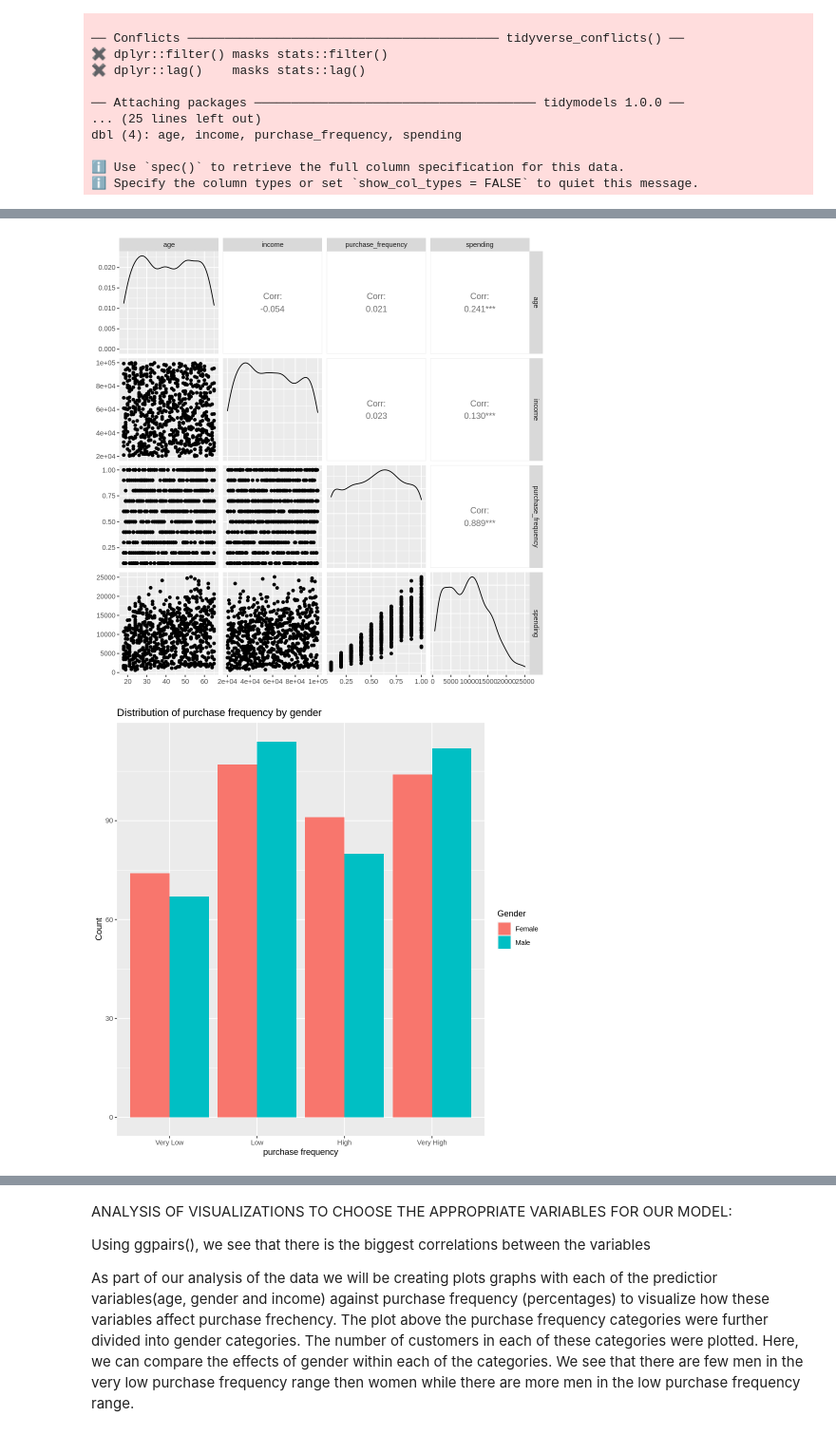
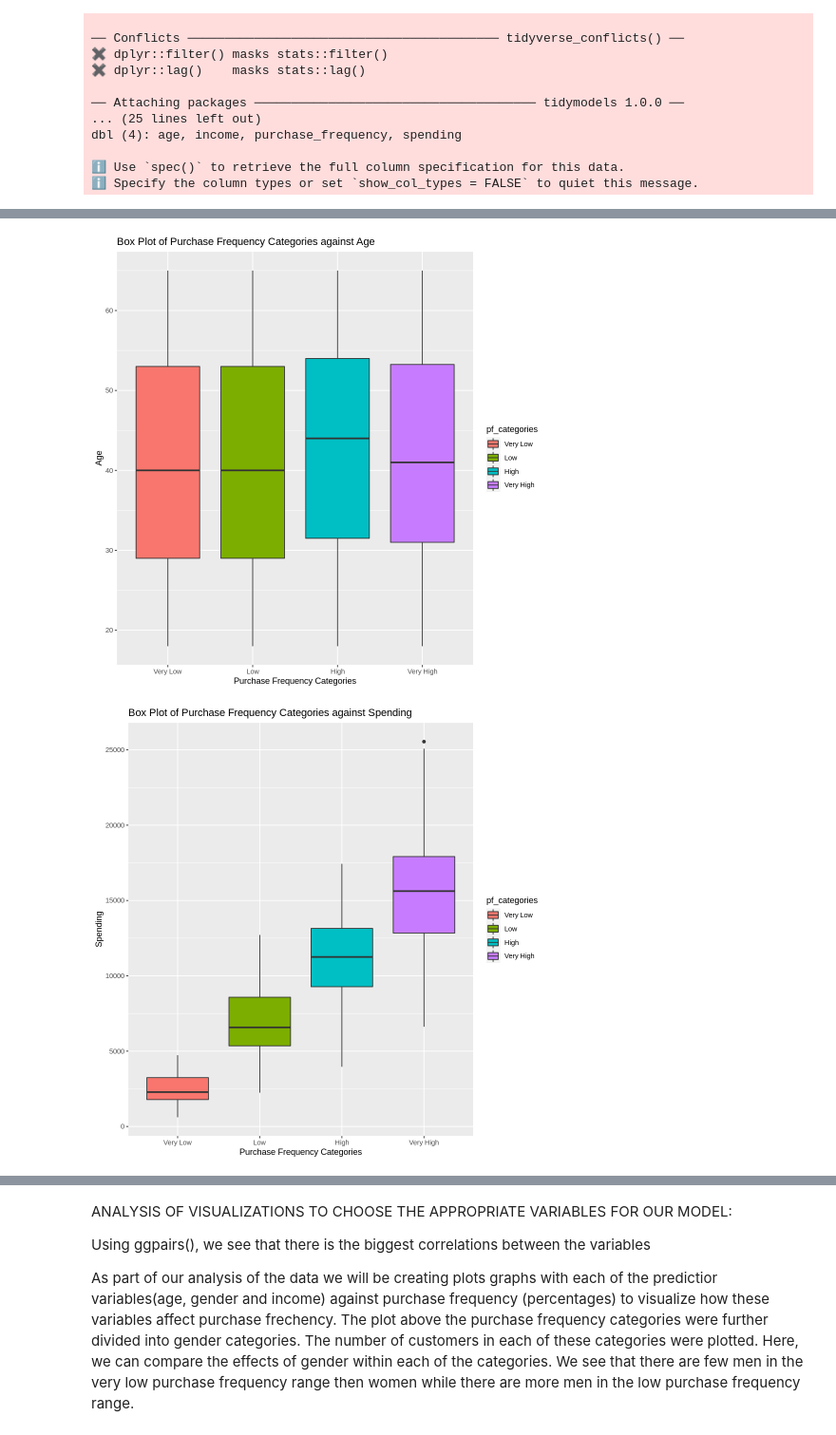
Before and after one commit to Kaylan-W/Dsci_project, a Jupyter notebook: final_doc.ipynb, the cells around one changed output, grey strips where cells are left out. Shown at 95% size. Saved outputs shown, nothing was run; the diff lists cells and outputs as text; code cells hidden in the pictures.

Commit message:
plots

```diff
--- a/final_doc.ipynb
+++ b/final_doc.ipynb
@@ -76,7 +76,8 @@ data_downsized <- na.omit(data_downsized)
 breakpoints <- c(0, 0.25, 0.5, 0.75, 1)
 labels <- c("Very Low", "Low", "High", "Very High")
 tidydata<- data_downsized %>% mutate(pf_categories = cut(data_downsized$purchase_frequency,
-                                                    breakpoints, labels = labels, include.lowest = TRUE))
+                                                    breakpoints, labels = labels, include.lowest = TRUE))|>
+select(-gender, -education)  #removing non numeric data
 
 # Before any further processing, the original dataset will be split into training and testing datasets.
 # 75% of the data will be put into the training set.
@@ -88,15 +89,14 @@ head(train_split)
 #Create Summary Table
 summary_table <- train_split %>%
   group_by(pf_categories) %>%
-  summarize(count = n()) %>%
-  arrange(desc(count)) %>%
-  mutate(age_mean = mean(train_split$age),
-         age_sd = sd(train_split$age),
-         income_mean = mean(train_split$income),
-         income_sd = sd(train_split$income),
-         spending_mean = mean(train_split$spending),
-         spending_sd = sd(train_split$spending))
-
+  summarize(count = n(),
+            age_mean = mean(age),
+            age_sd = sd(age),
+            income_mean = mean(income),
+            income_sd = sd(income),
+            spending_mean = mean(spending),
+            spending_sd = sd(spending)) %>%
+  arrange(desc(count))
 
 summary_table
 # %% [output]
@@ -119,23 +119,31 @@ A tibble: 4 × 8
 # %%
 options(repr.plot.width = 8, repr.plot.height = 8)
 
-# Create a visualization of the relationships between the numerical variables
-# (pf_categories, age, income and spending) in the data set using ggpairs
-numerical_correlations <- select(train_split, 1,4:6)|>
-            ggpairs()
-numerical_correlations
+ageplot<- ggplot(train_split, aes(x = pf_categories, y = age, fill = pf_categories)) +
+  geom_boxplot() +
+  xlab('Purchase Frequency Categories') +
+  ylab('Age') +
+  ggtitle('Box Plot of Purchase Frequency Categories against Age')
 
-# Create separate visualizations of the relationships between the
-# factor variables purchase_frequency, gender and education
-ggplot(train_split, aes(x = pf_categories, fill = gender)) +
-  geom_bar(position = "dodge") +
-  labs(x = "purchase frequency", y = "Count",
-       title = "Distribution of purchase frequency by gender", fill = "Gender")
+ageplot
 
-ggplot(train_split, aes(x = pf_categories, fill = education)) +
-  geom_bar(position = "dodge") +
-  labs(x = "purchase frequency", y = "Count",
-       title = "Distribution of purchase frequency by education level", fill = "Education")
+
+spendingplot<- ggplot(train_split, aes(x = pf_categories, y = spending, fill = pf_categories)) +
+  geom_boxplot() +
+  xlab('Purchase Frequency Categories') +
+  ylab('Spending') +
+  ggtitle('Box Plot of Purchase Frequency Categories against Spending')
+
+spendingplot
+
+
+incomeplot<- ggplot(train_split, aes(x = pf_categories, y = income, fill = pf_categories)) +
+  geom_boxplot() +
+  xlab('Purchase Frequency Categories') +
+  ylab('Income') +
+  ggtitle('Box Plot of Purchase Frequency Categories against Income')
+
+incomeplot
 # %% [output]
-[figure, old version]
+[figure, new version]
-[figure, old version]
+[figure, new version]
```
Also changed, not shown: parts of 2 cells of this notebook.
